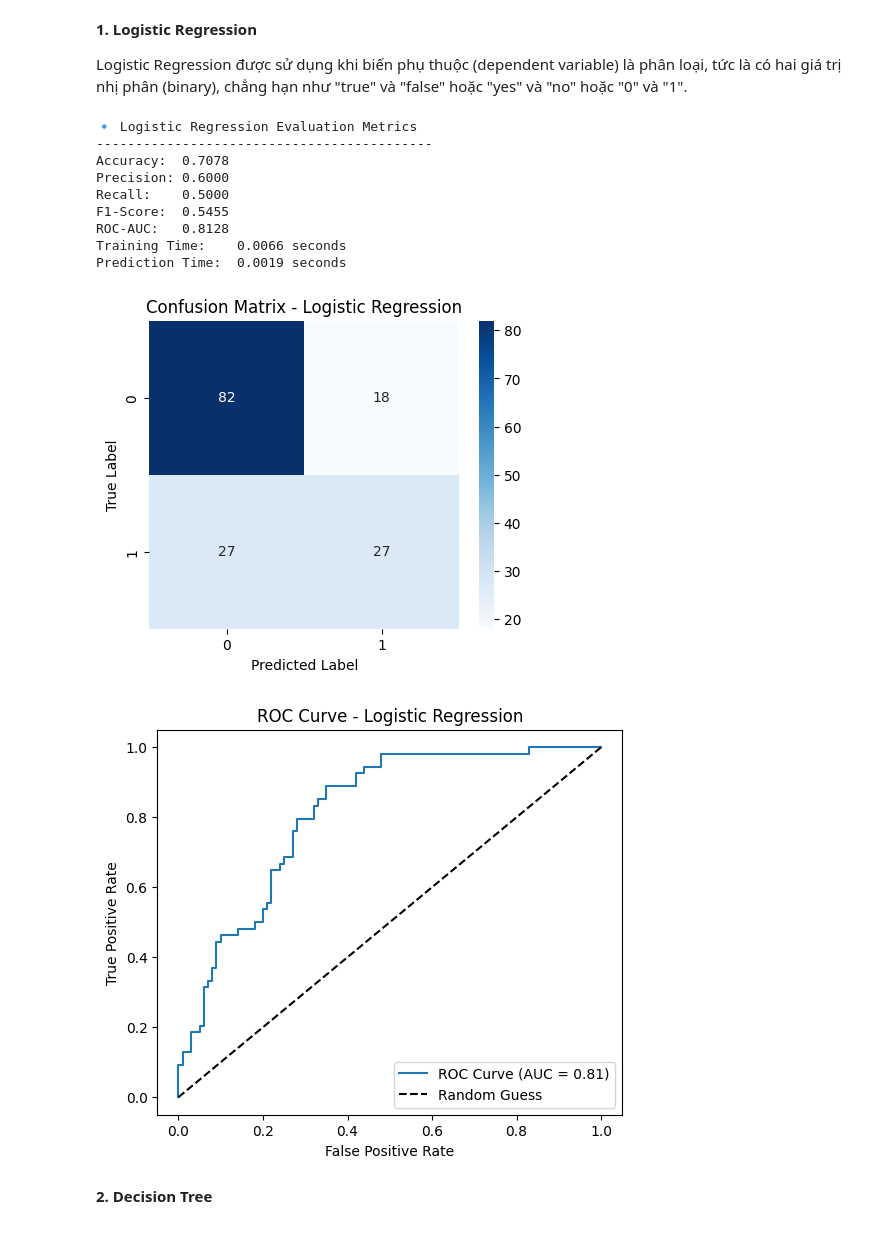
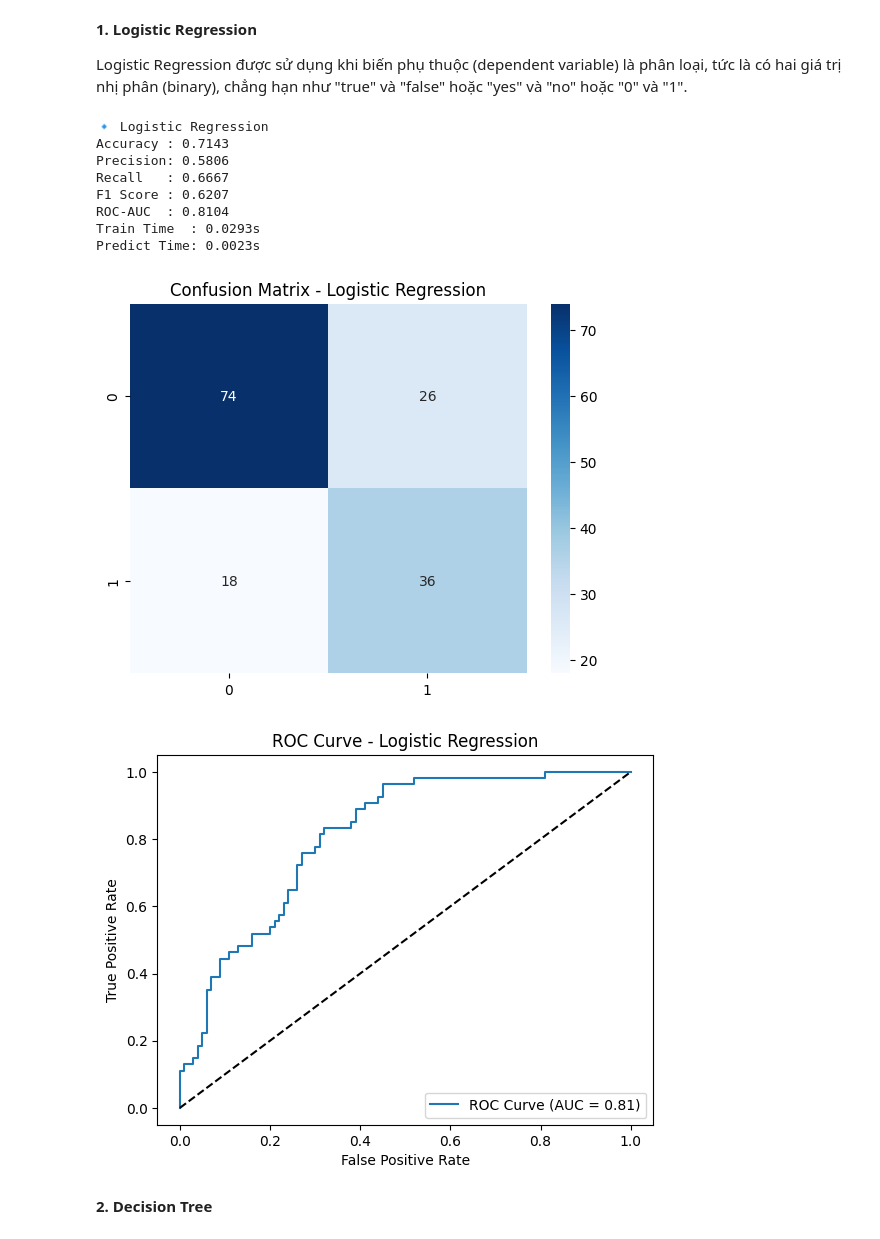
Before and after one commit to nguyenthithuylinh-ship-it/Diabetes_Project, a Jupyter notebook: Diabetes_Pima.ipynb, the cells around one changed output. Saved outputs shown, nothing was run; the diff lists cells and outputs as text; code cells hidden in the pictures.

```diff
--- a/Diabetes_Pima.ipynb
+++ b/Diabetes_Pima.ipynb
@@ -877,71 +885,57 @@ Percentage of Negative Values in training data after SMOTE:  50.0 %
 
 Logistic Regression được sử dụng khi biến phụ thuộc (dependent variable) là phân loại, tức là có hai giá trị nhị phân (binary), chẳng hạn như "true" và "false" hoặc "yes" và "no" hoặc "0" và "1".
 # %%
+import time
 from sklearn.linear_model import LogisticRegression
-from sklearn.metrics import accuracy_score, recall_score, precision_score, f1_score, roc_auc_score, confusion_matrix, roc_curve
-import seaborn as sns
-import matplotlib.pyplot as plt
-import time
 
 lr_model = LogisticRegression(max_iter=1000, random_state=42)
 
 start_train = time.time()
-lr_model.fit(X_train_scaled, y_train)
+lr_model.fit(X_train_res, y_train_res)
 end_train = time.time()
 
 start_pred = time.time()
 y_predict = lr_model.predict(X_test_scaled)
-y_prob = lr_model.predict_proba(X_test_scaled)[:, 1]  #ROC
+y_prob = lr_model.predict_proba(X_test_scaled)[:, 1]
 end_pred = time.time()
 
-
 accuracy = accuracy_score(y_test, y_predict)
+precision = precision_score(y_test, y_predict)
 recall = recall_score(y_test, y_predict)
-precision = precision_score(y_test, y_predict)
 f1 = f1_score(y_test, y_predict)
 roc_auc = roc_auc_score(y_test, y_prob)
 
-train_time = end_train - start_train
-pred_time = end_pred - start_pred
+print("🔹 Logistic Regression")
+print(f"Accuracy : {accuracy:.4f}")
+print(f"Precision: {precision:.4f}")
+print(f"Recall   : {recall:.4f}")
+print(f"F1 Score : {f1:.4f}")
+print(f"ROC-AUC  : {roc_auc:.4f}")
+print(f"Train Time  : {end_train-start_train:.4f}s")
+print(f"Predict Time: {end_pred-start_pred:.4f}s")
 
-print("🔹 Logistic Regression Evaluation Metrics")
-print("-------------------------------------------")
-print(f"Accuracy:  {accuracy:.4f}")
-print(f"Precision: {precision:.4f}")
-print(f"Recall:    {recall:.4f}")
-print(f"F1-Score:  {f1:.4f}")
-print(f"ROC-AUC:   {roc_auc:.4f}")
-print(f"Training Time:    {train_time:.4f} seconds")
-print(f"Prediction Time:  {pred_time:.4f} seconds")
-
-lr_cm = confusion_matrix(y_test, y_predict)
-plt.figure(figsize=(5,4))
-sns.heatmap(lr_cm, annot=True, fmt="d", cmap="Blues")
+sns.heatmap(confusion_matrix(y_test, y_predict), annot=True, fmt="d", cmap="Blues")
 plt.title("Confusion Matrix - Logistic Regression")
-plt.xlabel("Predicted Label")
-plt.ylabel("True Label")
 plt.show()
 
-fpr, tpr, thresholds = roc_curve(y_test, y_prob)
-plt.figure(figsize=(6,5))
+fpr, tpr, _ = roc_curve(y_test, y_prob)
 plt.plot(fpr, tpr, label=f'ROC Curve (AUC = {roc_auc:.2f})')
-plt.plot([0,1], [0,1], 'k--', label='Random Guess')
+plt.plot([0,1], [0,1], 'k--')
 plt.xlabel("False Positive Rate")
 plt.ylabel("True Positive Rate")
 plt.title("ROC Curve - Logistic Regression")
 plt.legend()
 plt.show()
 # %% [output]
-🔹 Logistic Regression Evaluation Metrics
--------------------------------------------
-Accuracy:  0.7078
-Precision: 0.6000
-Recall:    0.5000
-F1-Score:  0.5455
-ROC-AUC:   0.8128
-Training Time:    0.0066 seconds
-Prediction Time:  0.0019 seconds
+🔹 Logistic Regression
+Accuracy : 0.7143
+Precision: 0.5806
+Recall   : 0.6667
+F1 Score : 0.6207
+ROC-AUC  : 0.8104
+Train Time  : 0.0293s
+Predict Time: 0.0023s
-[figure, old version]
+[figure, new version]
-[figure, old version]
+[figure, new version]
 # %% [markdown]
 **2. Decision Tree**
```
Also changed, not shown: parts of 15 cells of this notebook.
